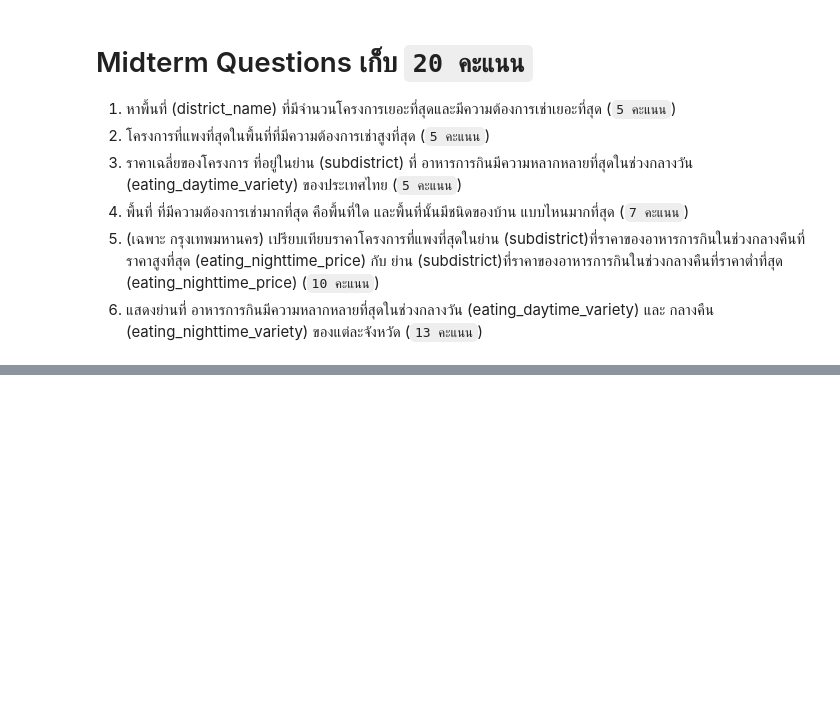
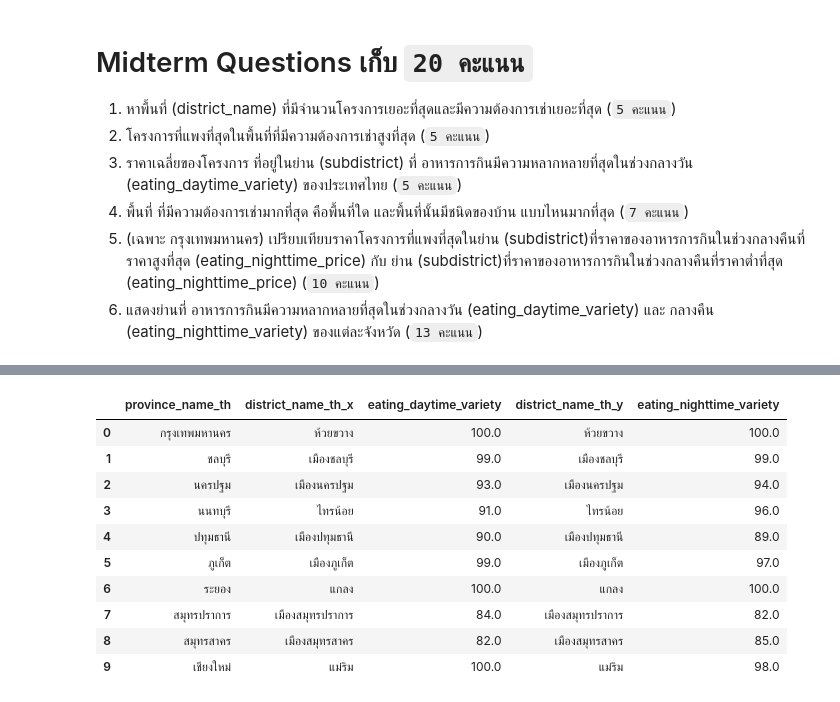
Before and after one commit to Suriya6744/BasicProg_DataViz65, a Jupyter notebook: midterm65.ipynb, the cells around one changed output, grey strips where cells are left out. Drawn from its saved outputs; the diff is of its cells as text; code cells hidden in the pictures; blank space fills up the shorter version.

```diff
--- a/midterm65.ipynb
+++ b/midterm65.ipynb
@@ -255,0 +363,3 @@ eat.groupby('province_name_th')['subdistrict_name_th','eating_daytime_variety','
+# %%
+eat1= eatt.groupby(['province_name_th'])[['district_name_th','eating_daytime_variety']].max().reset_index()
+eat1
@@ -255,0 +378,3 @@ eat.groupby('province_name_th')['subdistrict_name_th','eating_daytime_variety','
+# %%
+eat2= eatt.groupby(['province_name_th'])[['district_name_th','eating_nighttime_variety']].max().reset_index()
+eat2
@@ -255,0 +393,15 @@ eat.groupby('province_name_th')['subdistrict_name_th','eating_daytime_variety','
+# %%
+eat3 = eat1.merge(eat2, left_on='province_name_th', right_on='province_name_th')
+eat3
+# %% [output]
+|  | province_name_th | district_name_th_x | eating_daytime_variety | district_name_th_y | eating_nighttime_variety |
+| 0 | กรุงเทพมหานคร | ห้วยขวาง | 100.0 | ห้วยขวาง | 100.0 |
+| 1 | ชลบุรี | เมืองชลบุรี | 99.0 | เมืองชลบุรี | 99.0 |
+| 2 | นครปฐม | เมืองนครปฐม | 93.0 | เมืองนครปฐม | 94.0 |
+| 3 | นนทบุรี | ไทรน้อย | 91.0 | ไทรน้อย | 96.0 |
+| 4 | ปทุมธานี | เมืองปทุมธานี | 90.0 | เมืองปทุมธานี | 89.0 |
+| 5 | ภูเก็ต | เมืองภูเก็ต | 99.0 | เมืองภูเก็ต | 97.0 |
+| 6 | ระยอง | แกลง | 100.0 | แกลง | 100.0 |
+| 7 | สมุทรปราการ | เมืองสมุทรปราการ | 84.0 | เมืองสมุทรปราการ | 82.0 |
+| 8 | สมุทรสาคร | เมืองสมุทรสาคร | 82.0 | เมืองสมุทรสาคร | 85.0 |
+| 9 | เชียงใหม่ | แม่ริม | 100.0 | แม่ริม | 98.0 |
```
Also changed, not shown: parts of 68 cells of this notebook.
